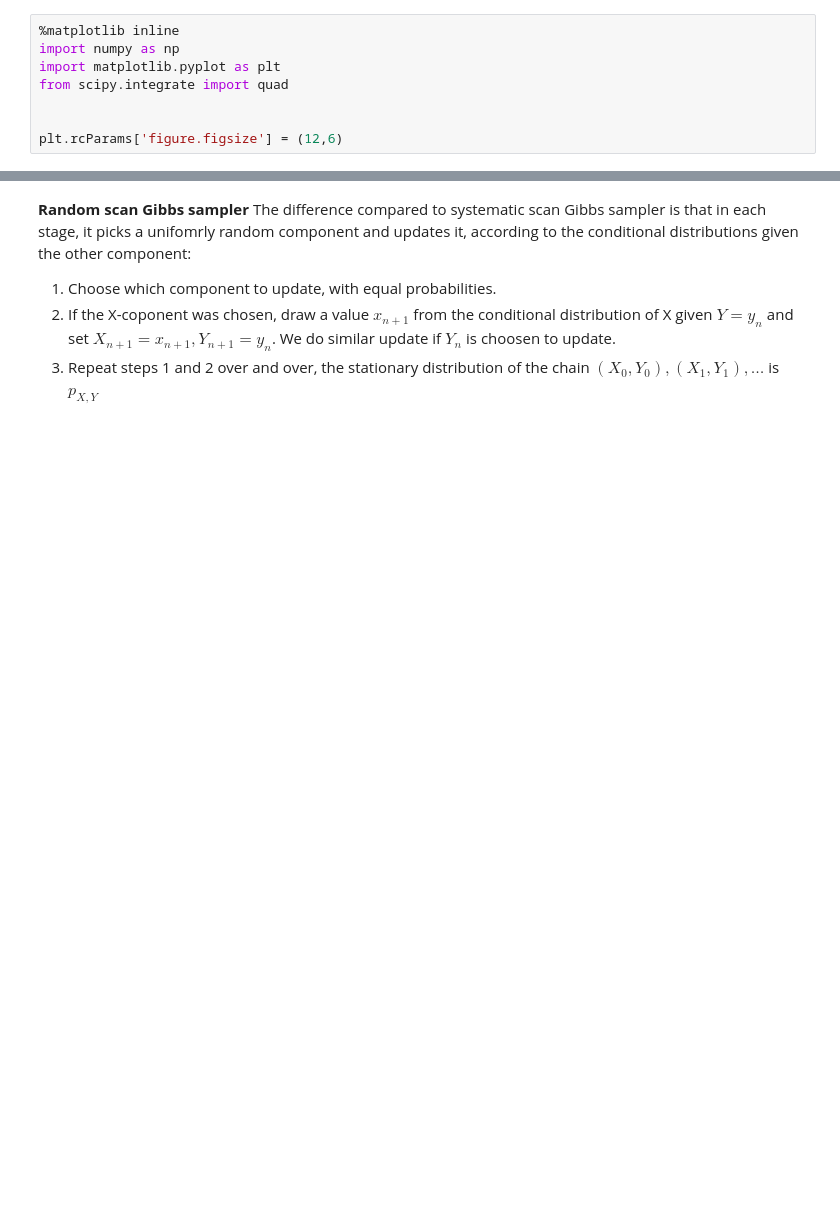
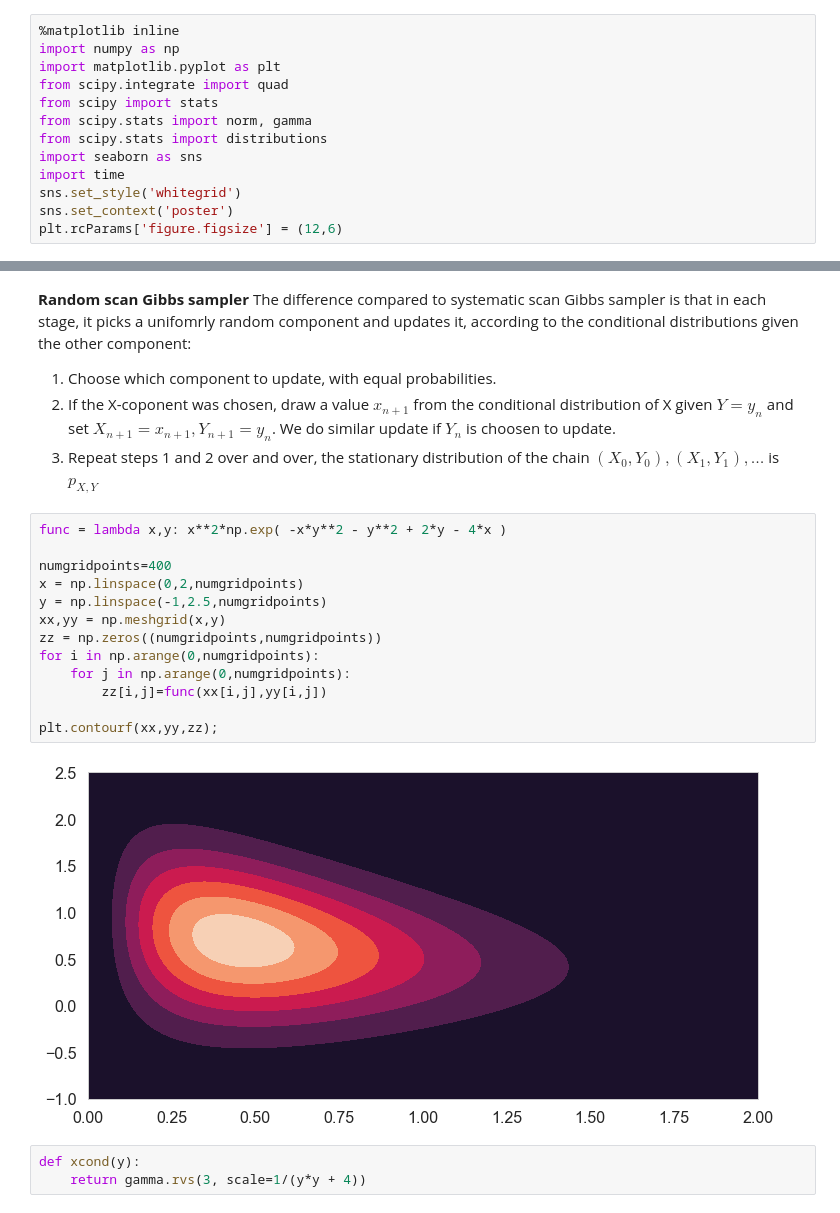
Before and after one commit to totucuong/bayes_data_analysis, a Jupyter notebook: notes/theory/sampling/MCMC_sampling_techniques.ipynb, the cells around one changed output, grey strips where cells are left out. Drawn from its saved outputs; the diff is of its cells as text; blank space fills up the shorter version.

```diff
--- a/notes/theory/sampling/MCMC_sampling_techniques.ipynb
+++ b/notes/theory/sampling/MCMC_sampling_techniques.ipynb
@@ -26,8 +26,13 @@ $$
 import numpy as np
 import matplotlib.pyplot as plt
 from scipy.integrate import quad
-
-
+from scipy import stats
+from scipy.stats import norm, gamma
+from scipy.stats import distributions
+import seaborn as sns
+import time
+sns.set_style('whitegrid')
+sns.set_context('poster')
 plt.rcParams['figure.figsize'] = (12,6)
 # %% [markdown]
 In this notebook, we will illustrate how to sample from a Markov chain and introduce two MCMC algorithms: Metropolis-Hastings and Gibbs sampling. The notes was written based on two sources:
@@ -297,3 +300,21 @@ We illustrate Gibbs sampler in the context of bivariate $p(X,Y)$ and both $X, Y$
 1. Choose which component to update, with equal probabilities.
 2. If the X-coponent was chosen, draw a value $x_{n+1}$ from the conditional distribution of X given $Y = y_n$ and set $X_{n+1}= x_{n+1}, Y_{n+1} = y_n$. We do similar update if $Y_n$ is choosen to update.
 3. Repeat steps 1 and 2 over and over, the stationary distribution of the chain $(X_0, Y_0), (X_1, Y_1), \dots$ is $p_{X,Y}$
+# %%
+func = lambda x,y: x**2*np.exp( -x*y**2 - y**2 + 2*y - 4*x )
+
+numgridpoints=400
+x = np.linspace(0,2,numgridpoints)
+y = np.linspace(-1,2.5,numgridpoints)
+xx,yy = np.meshgrid(x,y)
+zz = np.zeros((numgridpoints,numgridpoints))
+for i in np.arange(0,numgridpoints):
+    for j in np.arange(0,numgridpoints):
+        zz[i,j]=func(xx[i,j],yy[i,j])
+
+plt.contourf(xx,yy,zz);
+# %% [output]
+[figure, added]
+# %%
+def xcond(y):
+    return gamma.rvs(3, scale=1/(y*y + 4))
```
Also changed, not shown: parts of 8 cells of this notebook, 3 other files.
